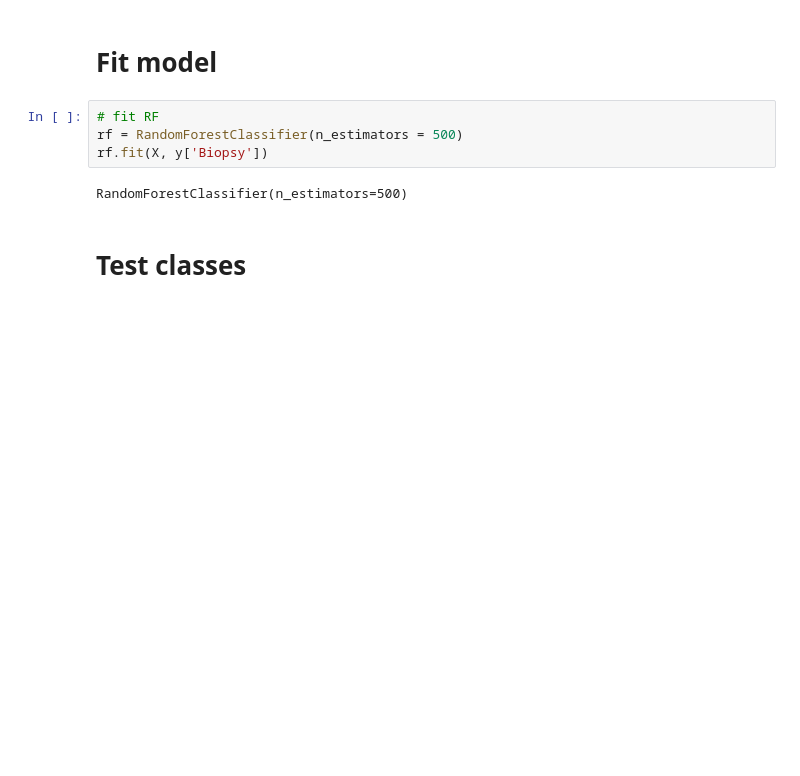
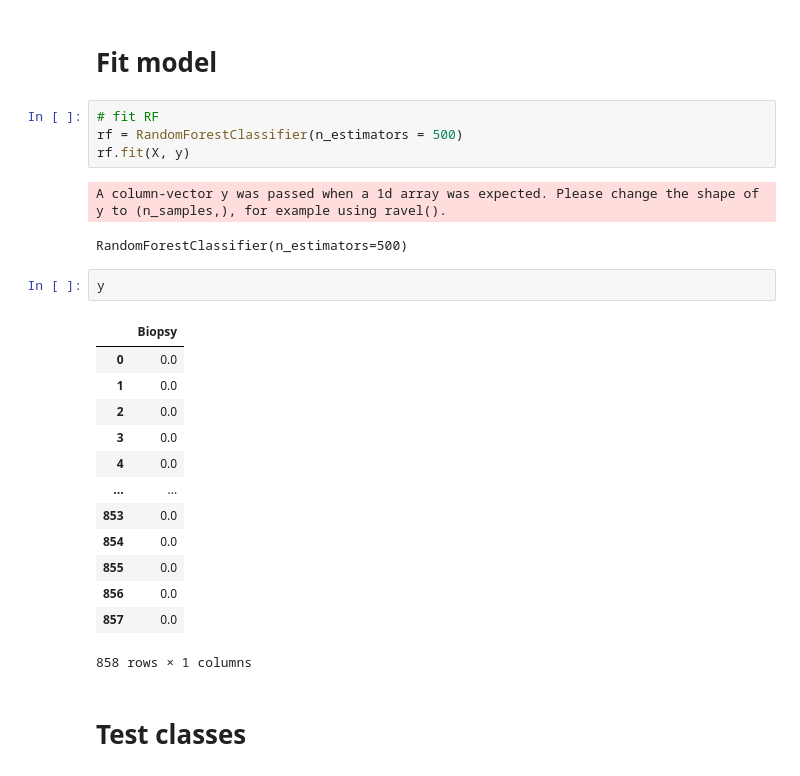
Before and after one commit to mixerupper/ice_feature_impact, a Jupyter notebook: notebooks/01-replication/03a-comparator.ipynb, the cells around one changed output. Drawn from its saved outputs; the diff is of its cells as text; blank space fills up the shorter version.

```diff
--- a/notebooks/01-replication/03a-comparator.ipynb
+++ b/notebooks/01-replication/03a-comparator.ipynb
@@ -22,9 +22,26 @@ y = pd.read_csv(processed_root('cervical_cancer_risks/y.csv'))
 # %%
 # fit RF
 rf = RandomForestClassifier(n_estimators = 500)
-rf.fit(X, y['Biopsy'])
+rf.fit(X, y)
 # %% [output]
-RandomForestClassifier(n_estimators=500)
+A column-vector y was passed when a 1d array was expected. Please change the shape of y to (n_samples,), for example using ravel().
+RandomForestClassifier(n_estimators=500)
+# %%
+y
+# %% [output]
+|  | Biopsy |
+| 0 | 0.0 |
+| 1 | 0.0 |
+| 2 | 0.0 |
+| 3 | 0.0 |
+| 4 | 0.0 |
+| ... | ... |
+| 853 | 0.0 |
+| 854 | 0.0 |
+| 855 | 0.0 |
+| 856 | 0.0 |
+| 857 | 0.0 |
+858 rows × 1 columns
 # %% [markdown]
 # Test classes
 # %%
```
Also changed, not shown: 6 other files.
